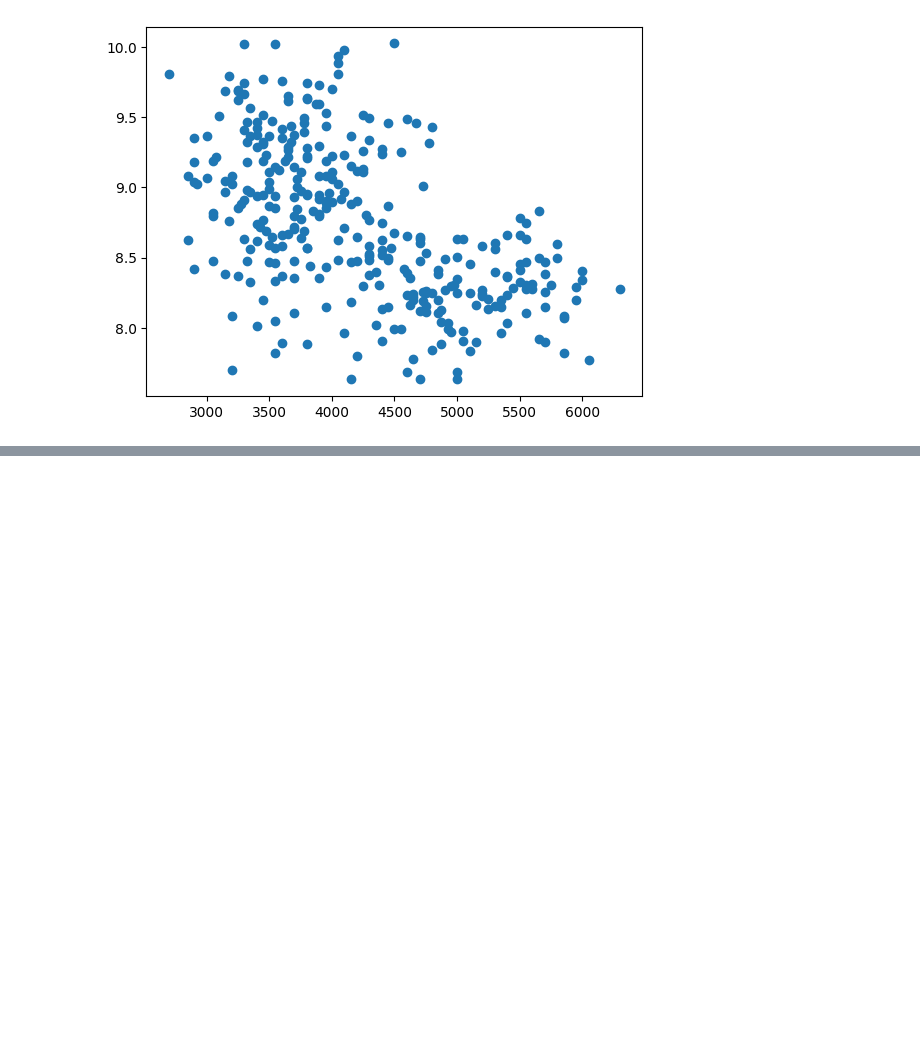
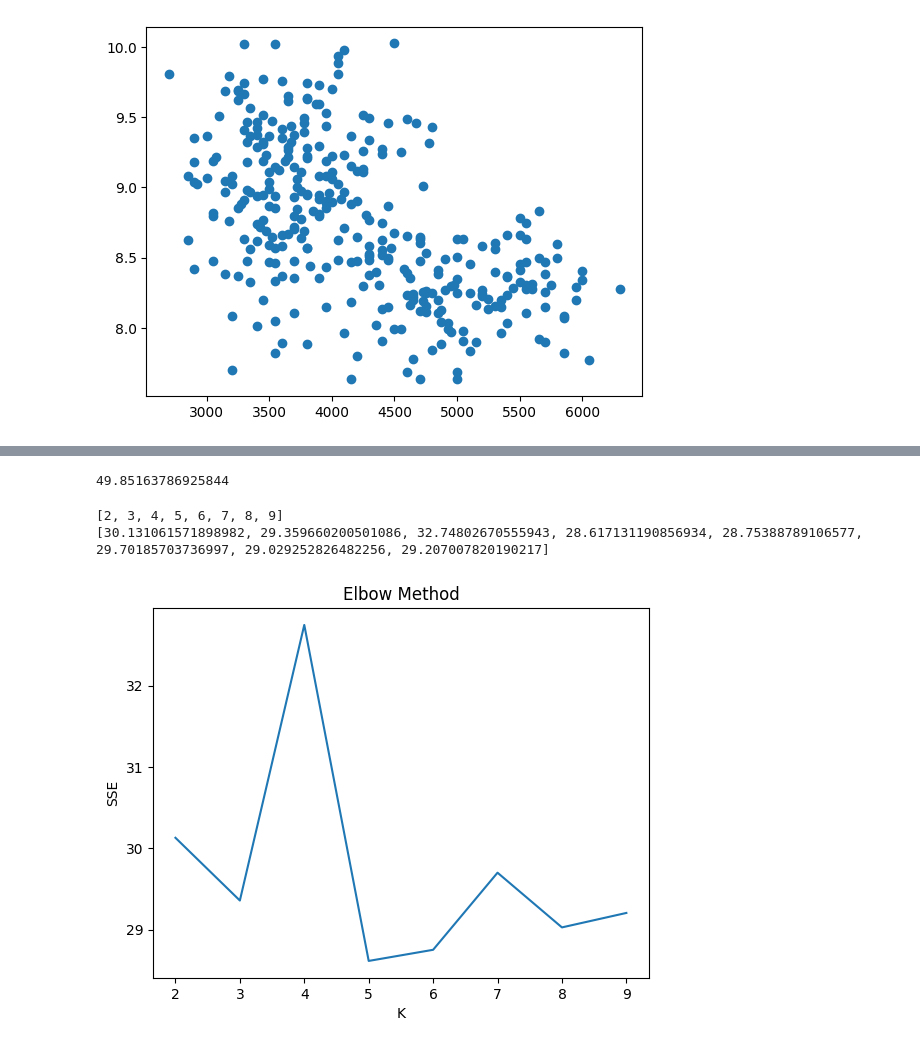
Before and after one commit to emkobg/K-mean-clusters, a Jupyter notebook: KMean_Clustering_solved.ipynb, the cells around one changed output, grey strips where cells are left out. Cells and saved outputs as stored; diff of their text form; code cells hidden in the pictures; blank space fills up the shorter version.

```diff
--- a/KMean_Clustering_solved.ipynb
+++ b/KMean_Clustering_solved.ipynb
@@ -194,10 +133,0 @@ new_centroids = update_centroids(penguins1,clusters,5)
-# %%
-def kmeans(penguins, k, max_iterations=100): # Perform K-Means Clustering on the data
-    centroids = init_centroids (penguins, k) #function is called to randomly select "k" initial centroids from the data points.
-    for i in range(max_iterations): # a loop that runs for a maximum of "max_iterations"
-        clusters = assign_clusters(penguins, centroids) #function is called to assign each data point to the closest centroid.
-        new_centroids = update_centroids(penguins, clusters, k) #update_centroids" function is called to calculate new centroids based on the mean of the data points in each cluster
-        if np.array_equal(centroids, new_centroids):
-            break
-        centroids = new_centroids
-    return centroids, clusters
@@ -230,0 +150,68 @@ dtype: float64
+# %%
+def calculate_tss(penguins, clusters, centroids): #calculating total sum of squares
+    penguins['Cluster'] = clusters
+    # Calculate the mean of the data for each dimension
+    alltogether = pd.merge(penguins,centroids,how='inner',left_on='Cluster',right_on='Clusters') #merging the penguins df and centroids df,based ot cluster and "Clusters" column, providing the centroids to each row of data
+    # by merging this way every row of data, now also has the values of its coresponing centroid, not only the classification
+    finaldistances = [] # creating an empty list
+
+    for i, row in alltogether.iterrows():  # checking earch data row
+        vecA = row[["BodyMass_g_x","Delta15N_x"]] #takes the values of the data
+        vecB = row[["BodyMass_g_y","Delta15N_y"]] #takes the value of the corresponing centroids
+        vecB["BodyMass_g_x"] = vecB["BodyMass_g_y"]
+        vecB["Delta15N_x"] = vecB["Delta15N_y"]
+        vecB = vecB[["BodyMass_g_x","Delta15N_x"]]
+        # all three rows rename the column headers
+        pm = euclidean_distance(vecA,vecB) # calculating the distance
+        finaldistances.append(pm) # appending the distance
+
+    #print(finaldistances)
+    tss = sum(finaldistances)
+
+    return tss
+
+
+
+test = calculate_tss(penguins1,clusters_ultimate,centroids_ultimate)
+test
+# %% [output]
+49.85163786925844
+# %%
+# implementing the "elbow method" to determine the optimal number of clusters for a df
+def elbow_method(K): #shows the relationship between the number of clusters (K) and the sum of squared errors SSE
+    penguins = pd.read_csv('penguins.csv') #reading in the data
+    penguins = penguins[['BodyMass_g','Delta15N']] #selecting the columns
+    penguins = penguins.dropna() #removing NaN rows
+    penguins1 = autoNorm(penguins) #normalizingthe new df
+
+
+    elbowlist_k = [] # creating empty lists
+    elbowlist_tss = []
+
+
+    for i in range(2,K,1): # running a for loop
+        centroids = (penguins1.sample(n=K)) # selects random data points from penguins1 df using the sample method
+        clusters = assign_clusters(penguins1, centroids) # assign each data point in df to the closest centroid
+        new_centroids = update_centroids(penguins1, clusters) #Calculates new centroids based on the mean of the data points in each cluster
+        clusters_ultimate, centroids_ultimate = kmeans(penguins1,new_centroids,clusters) #runs kmeans function with the new centroids and clusters to obtain the final clusters and centroids.
+        calculatedtss = calculate_tss(penguins1,clusters_ultimate,centroids_ultimate) #Calculates the total sum of squares
+        elbowlist_k.append(i) #Appends the number of clusterso the elbowlist_k list
+        elbowlist_tss.append(calculatedtss) #final output of the function is the "lbowlist_k and elbowlist_tss lists, which contain the number of clusters and the corresponding TSS values
+
+    return elbowlist_k, elbowlist_tss
+
+x, y = elbow_method(10)
+print(x)
+print(y)
+# %% [output]
+[2, 3, 4, 5, 6, 7, 8, 9]
+[30.131061571898982, 29.359660200501086, 32.74802670555943, 28.617131190856934, 28.75388789106577, 29.70185703736997, 29.029252826482256, 29.207007820190217]
+# %%
+# creating Elbow Method plot
+plt.plot(x,y)
+plt.xlabel('K')
+plt.ylabel('SSE')
+plt.title('Elbow Method')
+plt.show()
+# %% [output]
+[figure, added]
```
Also changed, not shown: parts of 12 cells of this notebook, 6 other files.
